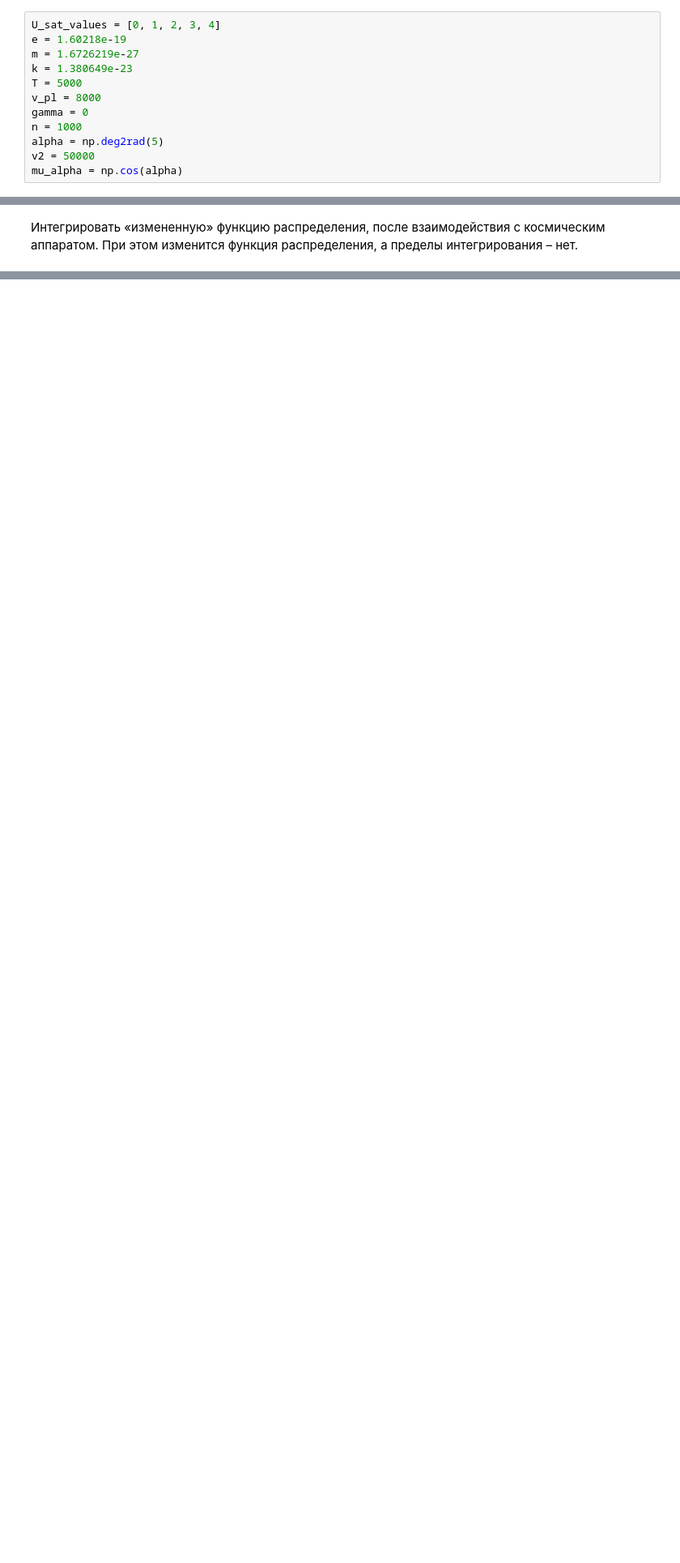
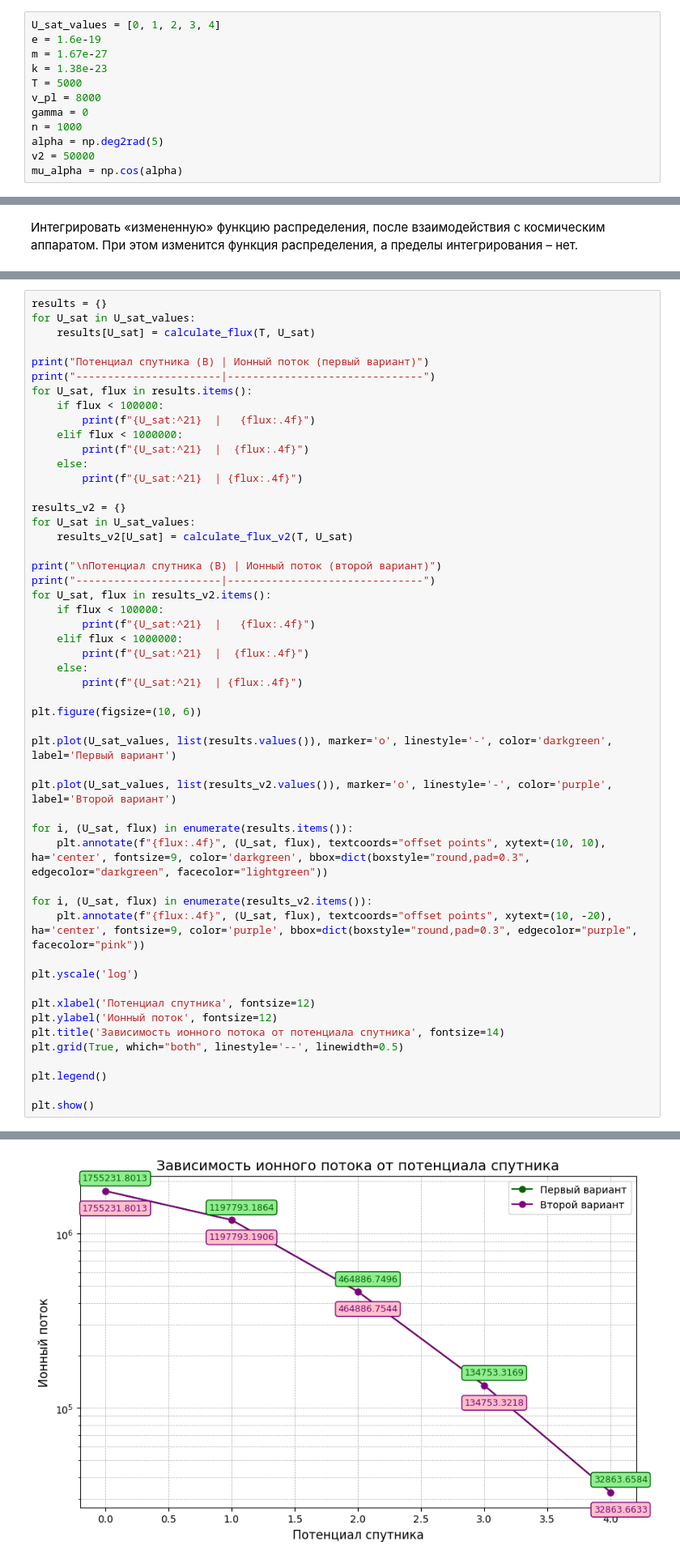
Before and after one commit to JamesBorned/learning-space-mod, a Jupyter notebook: the_particle_flow_into_the_detector+satellite_potential.ipynb, the cells around one changed output, grey strips where cells are left out. Shown: that part at 81% size. Drawn from its saved outputs; the diff is of its cells as text; blank space fills up the shorter version.

```diff
--- a/the_particle_flow_into_the_detector+satellite_potential.ipynb
+++ b/the_particle_flow_into_the_detector+satellite_potential.ipynb
@@ -7,9 +7,9 @@ import matplotlib.pyplot as plt
 ###Константы
 # %%
 U_sat_values = [0, 1, 2, 3, 4]
-e = 1.60218e-19
-m = 1.6726219e-27
-k = 1.380649e-23
+e = 1.6e-19
+m = 1.67e-27
+k = 1.38e-23
 T = 5000
 v_pl = 8000
 gamma = 0
@@ -275,0 +115,52 @@ plt.show()
+# %%
+results = {}
+for U_sat in U_sat_values:
+    results[U_sat] = calculate_flux(T, U_sat)
+
+print("Потенциал спутника (В) | Ионный поток (первый вариант)")
+print("-----------------------|-------------------------------")
+for U_sat, flux in results.items():
+    if flux < 100000:
+        print(f"{U_sat:^21}  |   {flux:.4f}")
+    elif flux < 1000000:
+        print(f"{U_sat:^21}  |  {flux:.4f}")
+    else:
+        print(f"{U_sat:^21}  | {flux:.4f}")
+
+results_v2 = {}
+for U_sat in U_sat_values:
+    results_v2[U_sat] = calculate_flux_v2(T, U_sat)
+
+print("\nПотенциал спутника (В) | Ионный поток (второй вариант)")
+print("-----------------------|-------------------------------")
+for U_sat, flux in results_v2.items():
+    if flux < 100000:
+        print(f"{U_sat:^21}  |   {flux:.4f}")
+    elif flux < 1000000:
+        print(f"{U_sat:^21}  |  {flux:.4f}")
+    else:
+        print(f"{U_sat:^21}  | {flux:.4f}")
+
+plt.figure(figsize=(10, 6))
+
+plt.plot(U_sat_values, list(results.values()), marker='o', linestyle='-', color='darkgreen', label='Первый вариант')
+
+plt.plot(U_sat_values, list(results_v2.values()), marker='o', linestyle='-', color='purple', label='Второй вариант')
+
+for i, (U_sat, flux) in enumerate(results.items()):
+    plt.annotate(f"{flux:.4f}", (U_sat, flux), textcoords="offset points", xytext=(10, 10), ha='center', fontsize=9, color='darkgreen', bbox=dict(boxstyle="round,pad=0.3", edgecolor="darkgreen", facecolor="lightgreen"))
+
+for i, (U_sat, flux) in enumerate(results_v2.items()):
+    plt.annotate(f"{flux:.4f}", (U_sat, flux), textcoords="offset points", xytext=(10, -20), ha='center', fontsize=9, color='purple', bbox=dict(boxstyle="round,pad=0.3", edgecolor="purple", facecolor="pink"))
+
+plt.yscale('log')
+
+plt.xlabel('Потенциал спутника', fontsize=12)
+plt.ylabel('Ионный поток', fontsize=12)
+plt.title('Зависимость ионного потока от потенциала спутника', fontsize=14)
+plt.grid(True, which="both", linestyle='--', linewidth=0.5)
+
+plt.legend()
+
+plt.show()
+# %% [output]
@@ -275,0 +182 @@ plt.show()
+[figure, added]
```
Also changed, not shown: parts of 6 cells of this notebook.
